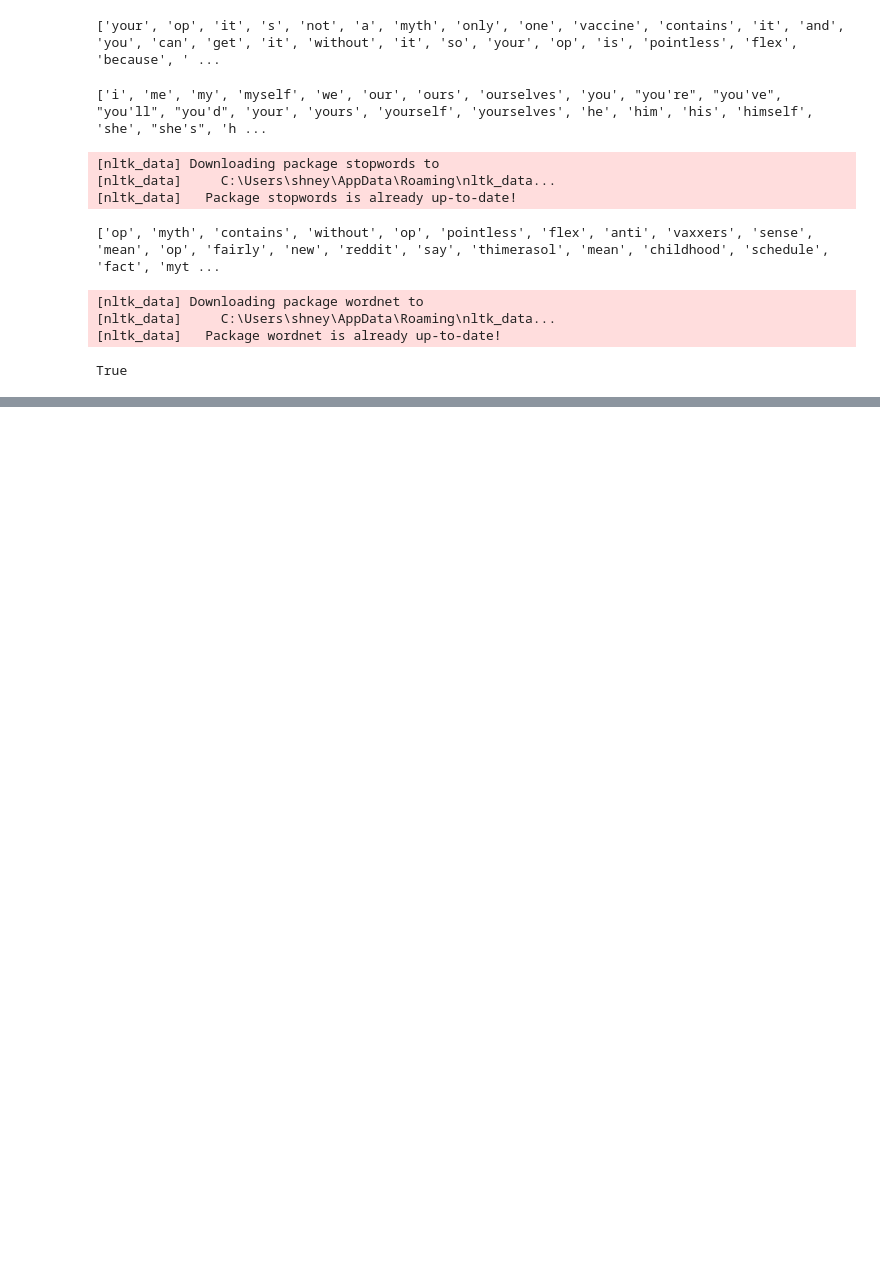
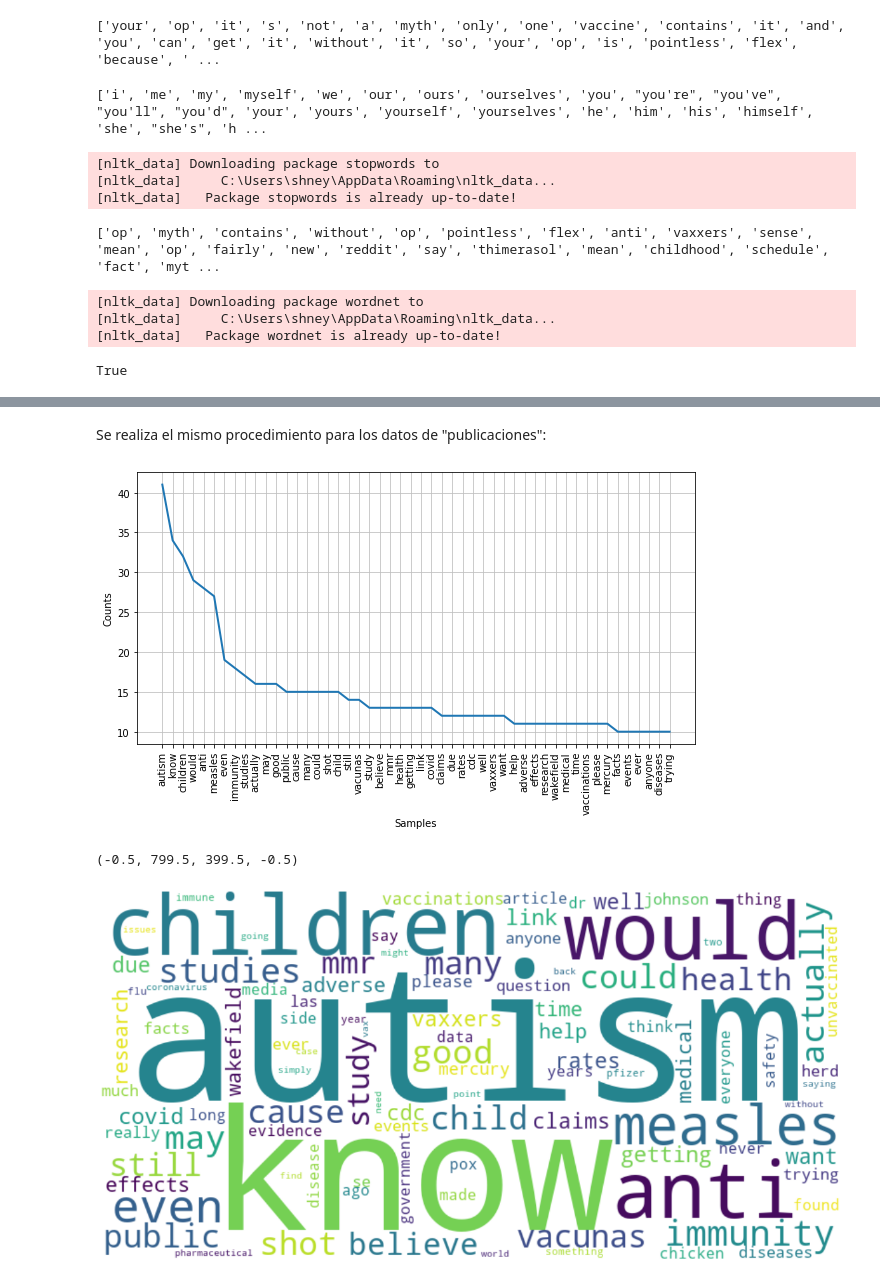
Before and after one commit to ferbarajas/ProcesamientoFCFM, a Jupyter notebook: Tarea 1/Tarea 1 - Procesamiento de Datos v1.ipynb, the cells around one changed output, grey strips where cells are left out. Saved outputs shown, nothing was run; the diff lists cells and outputs as text; code cells hidden in the pictures; blank space fills up the shorter version.

```diff
--- a/Tarea 1/Tarea 1 - Procesamiento de Datos v1.ipynb
+++ b/Tarea 1/Tarea 1 - Procesamiento de Datos v1.ipynb
@@ -164,0 +199,34 @@ plt.axis('off')
+# %% [markdown]
+Se realiza el mismo procedimiento para los datos de "publicaciones":
+# %%
+data = codecs.open("posts.txt", 'r', 'utf-8')
+
+soup = BeautifulSoup(data)
+text = soup.get_text()
+
+text = re.sub(r"https?://\S+", "", text)
+text = re.sub("^\d+\s|\s\d+\s|\s\d+$", " ", text)
+
+tokenizer = nltk.tokenize.RegexpTokenizer('\w+')
+tokens = tokenizer.tokenize(text)
+
+words = [word.lower() for word in tokens]
+words_ns = [word for word in words if word not in sw]
+words_lem = [lemmatizer.lemmatize(word) for word in words_ns]
+
+# Creating the word frequency distribution
+freqdist = nltk.FreqDist(words_ns)
+# Plotting the word frequency distribution
+figure(figsize=(10,5))
+freqdist.plot(50)
+
+plt.figure(figsize=(20,15))
+map_cloud = WordCloud(width=800, height=400, background_color='white',max_words=100).generate_from_frequencies(freqdist)
+plt.imshow(map_cloud, interpolation='bilinear')
+map_cloud.to_file('cloudmap_popular_terms_posts' + '.png')
+fig = plt.figure(1, figsize=(12, 12))
+plt.axis('off')
+# %% [output]
+[figure, added]
+(-0.5, 799.5, 399.5, -0.5)
+[figure, added]
```
Also changed, not shown: parts of 6 cells of this notebook.
